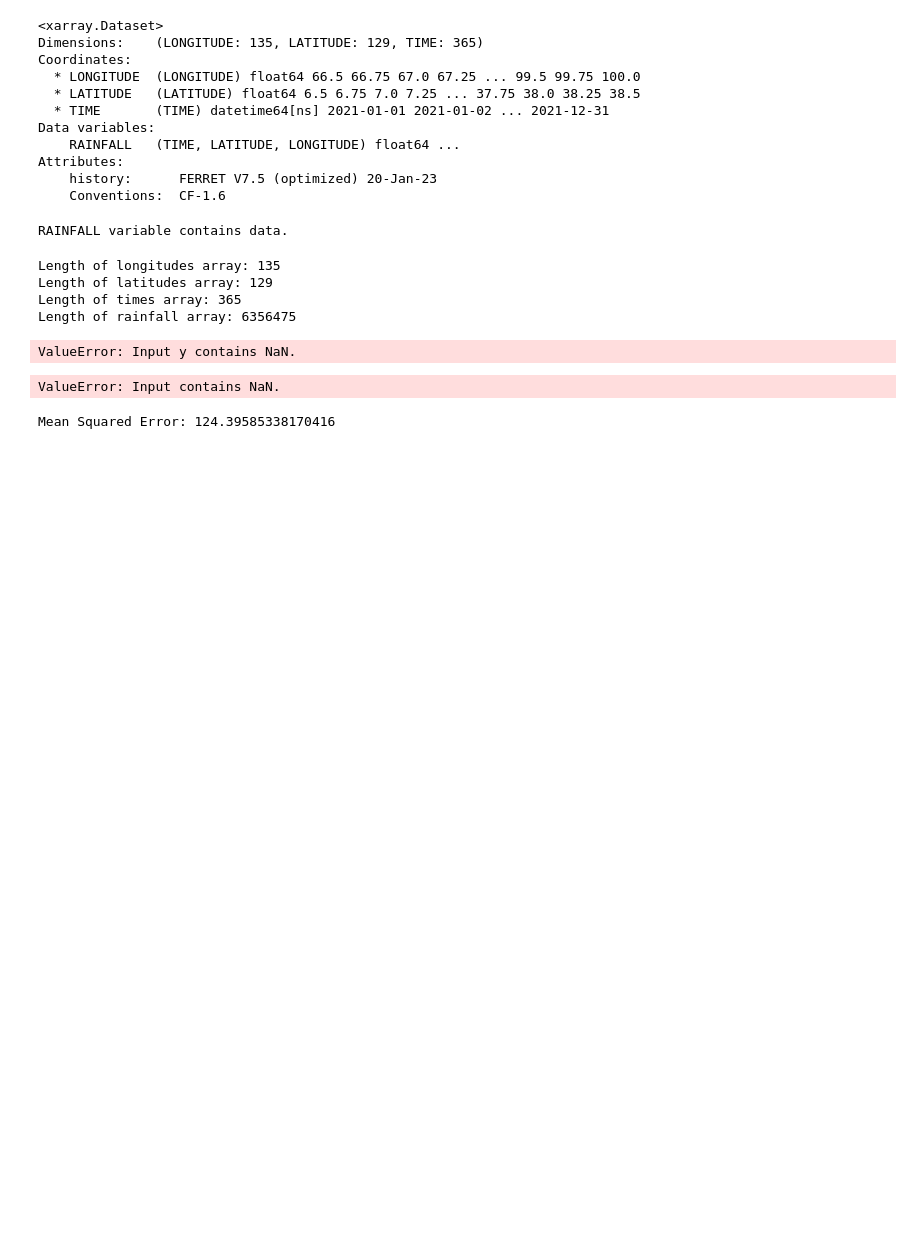
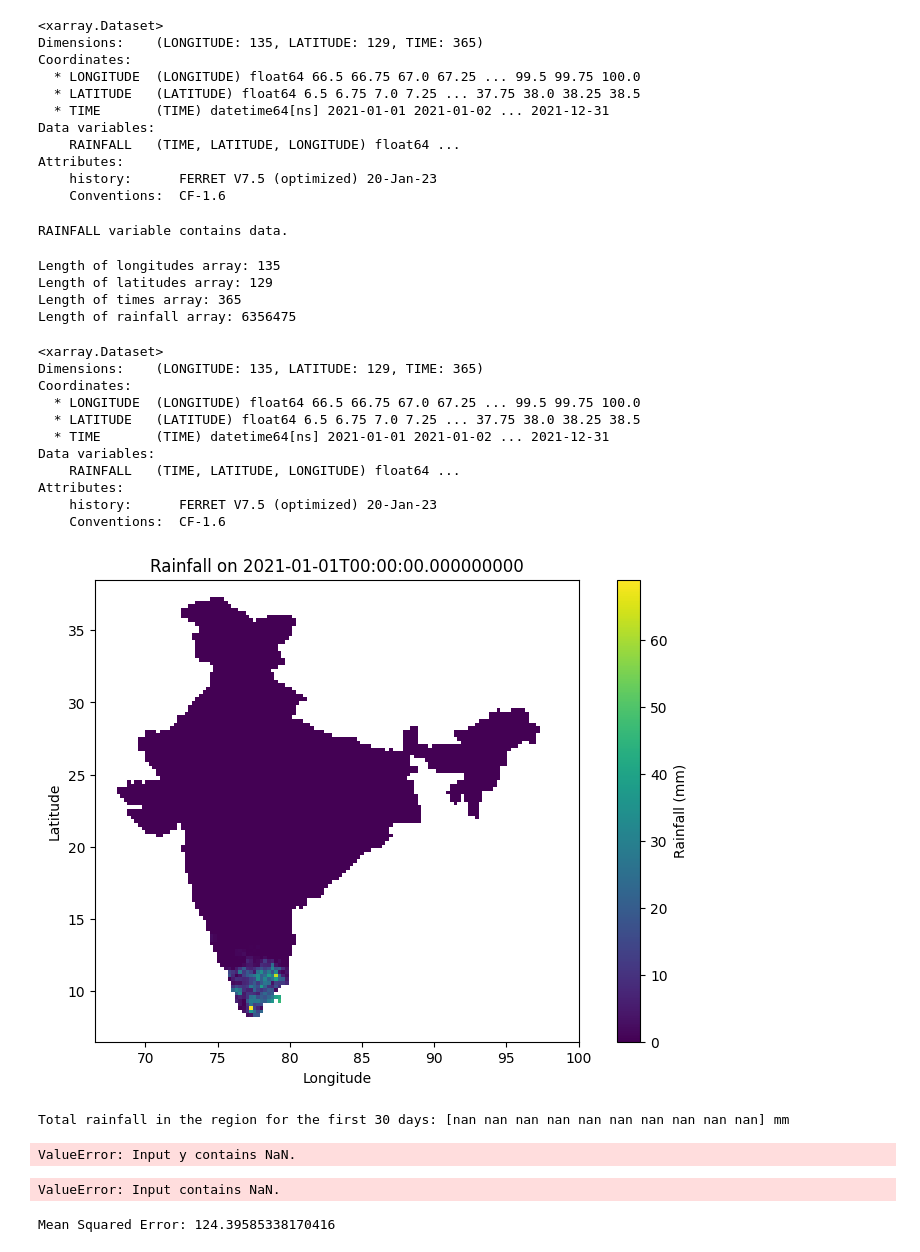
Before and after one commit to MeghnaRaghu/Precipitation-prediction, a Jupyter notebook: Untitled8.ipynb, the cells around one changed output. Cells and saved outputs as stored; diff of their text form; code cells hidden in the pictures; blank space fills up the shorter version.

```diff
--- a/Untitled8.ipynb
+++ b/Untitled8.ipynb
@@ -39,3 +39,64 @@ Length of longitudes array: 135
 Length of latitudes array: 129
 Length of times array: 365
 Length of rainfall array: 6356475
+# %%
+import xarray as xr
+
+# Step 1: Load the NetCDF file
+file_path = '/content/drive/MyDrive/Dataset/RF25_ind2021_rfp25.nc'  # Adjust the file path accordingly
+dataset = xr.open_dataset(file_path)
+
+# Step 2: Explore the dataset
+print(dataset)
+
+# Step 3: Access data variables and coordinates
+longitudes = dataset['LONGITUDE'].values
+latitudes = dataset['LATITUDE'].values
+times = dataset['TIME'].values
+rainfall = dataset['RAINFALL'].values
+
+# Step 4: Data analysis or visualization (optional)
+# Example: Visualize rainfall for a specific time step
+import matplotlib.pyplot as plt
+
+# Select a specific time step (e.g., first time step)
+time_index = 0
+rainfall_at_time_step = rainfall[time_index, :, :]
+
+# Plot the rainfall data
+plt.figure(figsize=(10, 6))
+plt.imshow(rainfall_at_time_step, origin='lower', extent=[longitudes[0], longitudes[-1], latitudes[0], latitudes[-1]])
+plt.colorbar(label='Rainfall (mm)')
+plt.xlabel('Longitude')
+plt.ylabel('Latitude')
+plt.title(f'Rainfall on {times[time_index]}')
+plt.show()
+
+# Step 5: Data processing or modeling (e.g., short-term forecasting)
+# Example: Aggregate rainfall over a specific region and time period
+# Note: This is a simplified example; actual forecasting would require a model
+region_lat_indices = slice(0, 10)  # Example: Latitude indices for a specific region
+region_lon_indices = slice(0, 10)  # Example: Longitude indices for a specific region
+time_period = slice(0, 30)  # Example: Time period for aggregation (first 30 days)
+
+region_rainfall = rainfall[time_period, region_lat_indices, region_lon_indices]
+total_rainfall = region_rainfall.sum(axis=(0, 1))
+
+print(f'Total rainfall in the region for the first 30 days: {total_rainfall} mm')
+
+# Step 6: Further data analysis, visualization, or modeling as needed
+# Note: Adapt the code based on your specific analysis or modeling requirements
+# %% [output]
+<xarray.Dataset>
+Dimensions:    (LONGITUDE: 135, LATITUDE: 129, TIME: 365)
+Coordinates:
+  * LONGITUDE  (LONGITUDE) float64 66.5 66.75 67.0 67.25 ... 99.5 99.75 100.0
+  * LATITUDE   (LATITUDE) float64 6.5 6.75 7.0 7.25 ... 37.75 38.0 38.25 38.5
+  * TIME       (TIME) datetime64[ns] 2021-01-01 2021-01-02 ... 2021-12-31
+Data variables:
+    RAINFALL   (TIME, LATITUDE, LONGITUDE) float64 ...
+Attributes:
+    history:      FERRET V7.5 (optimized) 20-Jan-23
+    Conventions:  CF-1.6
+[figure, added]
+Total rainfall in the region for the first 30 days: [nan nan nan nan nan nan nan nan nan nan] mm
```
Also changed, not shown: parts of 1 cell of this notebook.
